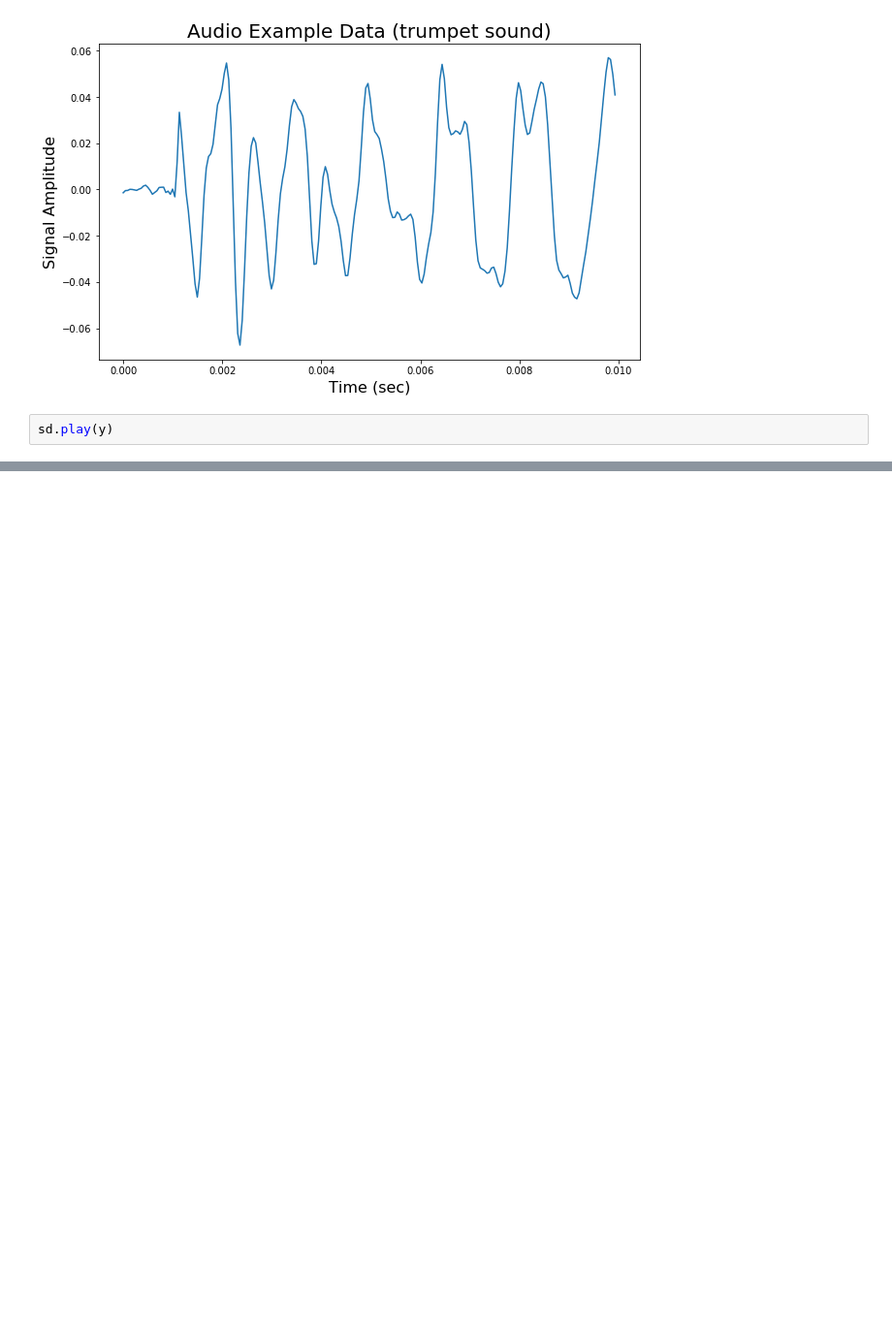
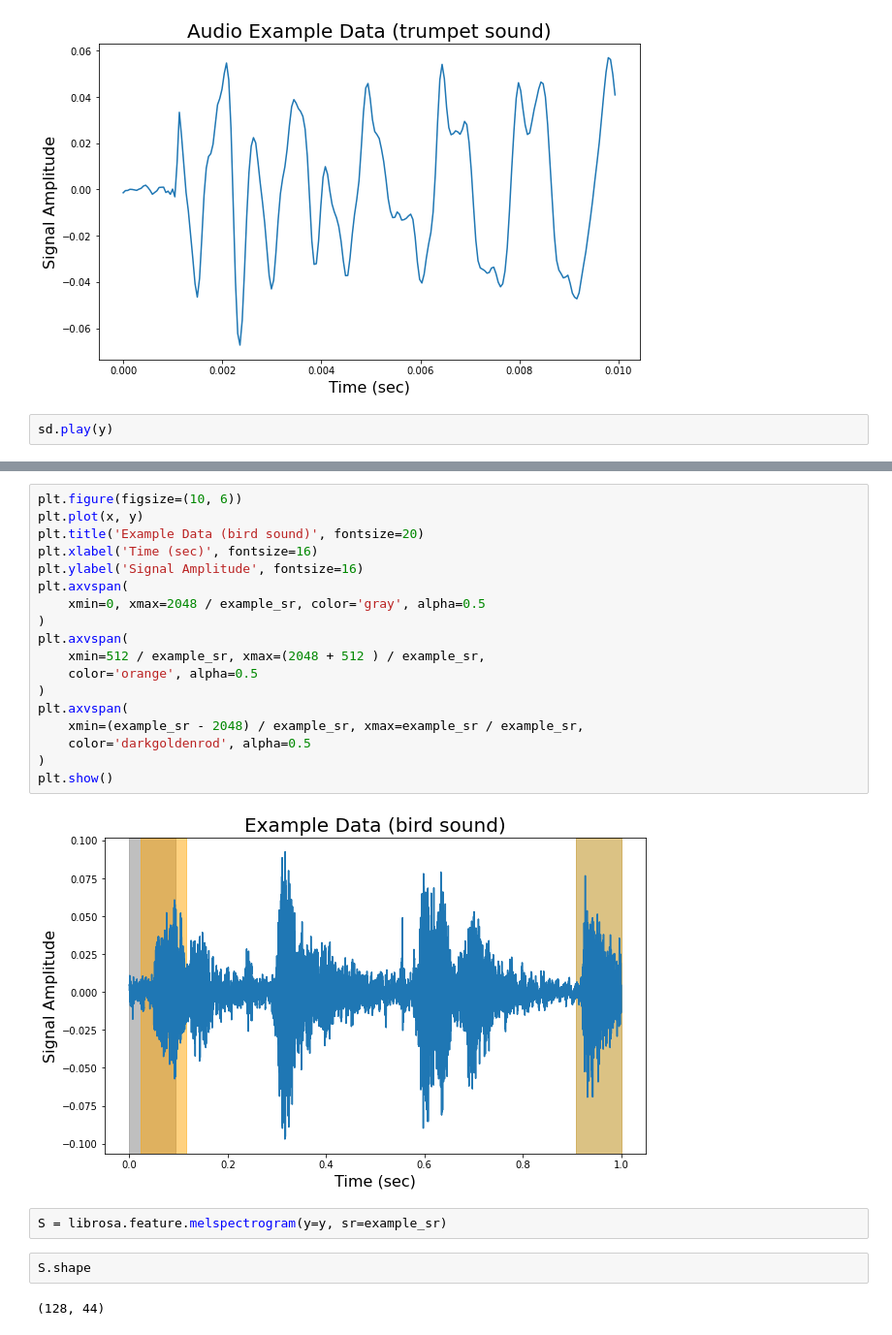
Before and after one commit to hunhoon21/deep-learning-with-project, a Jupyter notebook: scream_detection/example.ipynb, the cells around one changed output, grey strips where cells are left out. Shown at 97% size. Drawn from its saved outputs; the diff is of its cells as text; blank space fills up the shorter version.

```diff
--- a/scream_detection/example.ipynb
+++ b/scream_detection/example.ipynb
@@ -89,0 +254,26 @@ sd.play(y)
+# %%
+plt.figure(figsize=(10, 6))
+plt.plot(x, y)
+plt.title('Example Data (bird sound)', fontsize=20)
+plt.xlabel('Time (sec)', fontsize=16)
+plt.ylabel('Signal Amplitude', fontsize=16)
+plt.axvspan(
+    xmin=0, xmax=2048 / example_sr, color='gray', alpha=0.5
+)
+plt.axvspan(
+    xmin=512 / example_sr, xmax=(2048 + 512 ) / example_sr,
+    color='orange', alpha=0.5
+)
+plt.axvspan(
+    xmin=(example_sr - 2048) / example_sr, xmax=example_sr / example_sr,
+    color='darkgoldenrod', alpha=0.5
+)
+plt.show()
+# %% [output]
+[figure, added]
+# %%
+S = librosa.feature.melspectrogram(y=y, sr=example_sr)
+# %%
+S.shape
+# %% [output]
+(128, 44)
```
Also changed, not shown: parts of 58 cells of this notebook.
